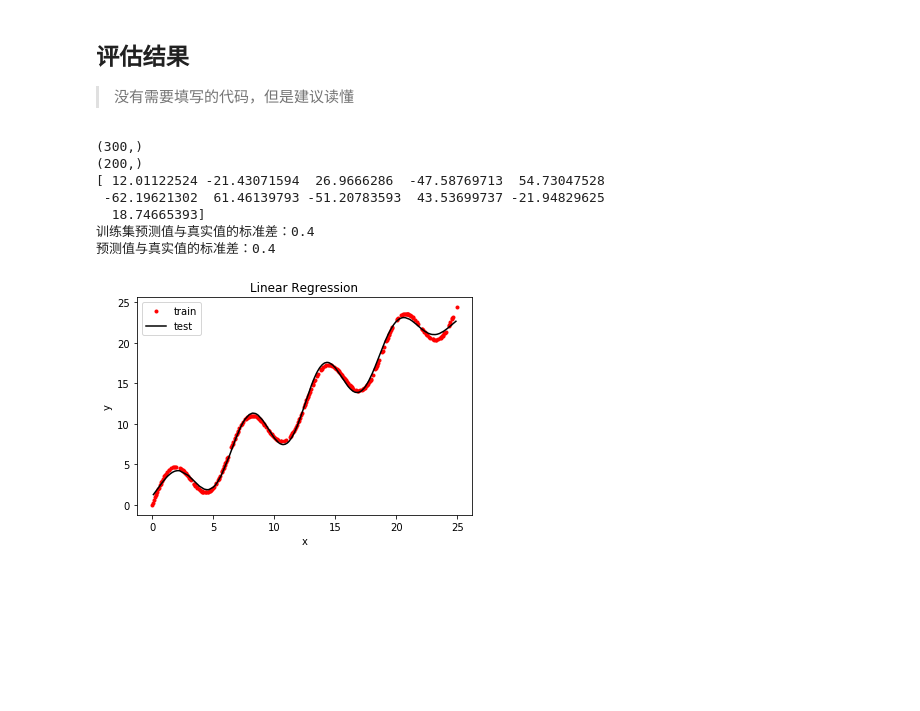
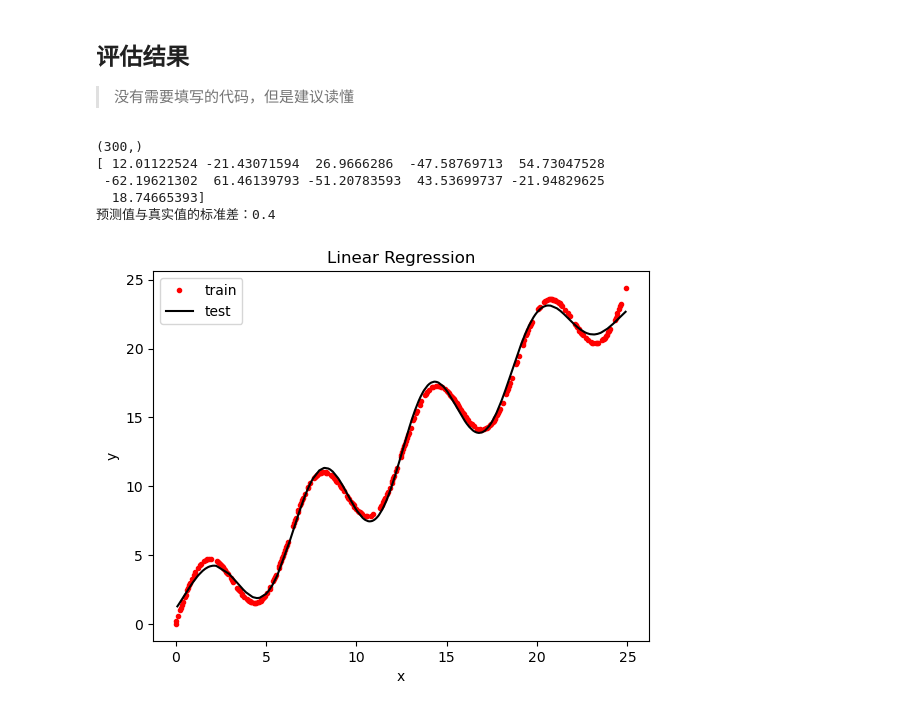
Before and after one commit to Th-Huang/exercise, a Jupyter notebook: chap2_linear_regression/exercise-linear_regression.ipynb, the cells around one changed output. Drawn from its saved outputs; the diff is of its cells as text; code cells hidden in the pictures; blank space fills up the shorter version.

```diff
--- a/chap2_linear_regression/exercise-linear_regression.ipynb
+++ b/chap2_linear_regression/exercise-linear_regression.ipynb
@@ -99,33 +100,32 @@ def evaluate(ys, ys_pred):
     """评估模型。"""
     std = np.sqrt(np.mean(np.abs(ys - ys_pred) ** 2))
     return std
 
 # 程序主入口（建议不要改动以下函数的接口）
 if __name__ == '__main__':
     train_file = 'train.txt'
     test_file = 'test.txt'
     # 载入数据
     x_train, y_train = load_data(train_file)
     x_test, y_test = load_data(test_file)
     print(x_train.shape)
+    y_test_pred = main(x_train, y_train)(x_test)
     std = evaluate(y_test, y_test_pred)
     print('预测值与真实值的标准差：{:.1f}'.format(std))
 
     #显示结果
     plt.plot(x_train, y_train, 'ro', markersize=3)
 #     plt.plot(x_test, y_test, 'k')
     plt.plot(x_test, y_test_pred, 'k')
     plt.xlabel('x')
     plt.ylabel('y')
     plt.title('Linear Regression')
     plt.legend(['train', 'test', 'pred'])
     plt.show()
 # %% [output]
 (300,)
-(200,)
 [ 12.01122524 -21.43071594  26.9666286  -47.58769713  54.73047528
  -62.19621302  61.46139793 -51.20783593  43.53699737 -21.94829625
   18.74665393]
-训练集预测值与真实值的标准差：0.4
 预测值与真实值的标准差：0.4
-[figure, old version]
+[figure, new version]
```
Also changed, not shown: parts of 1 cell of this notebook, 7 other files.
